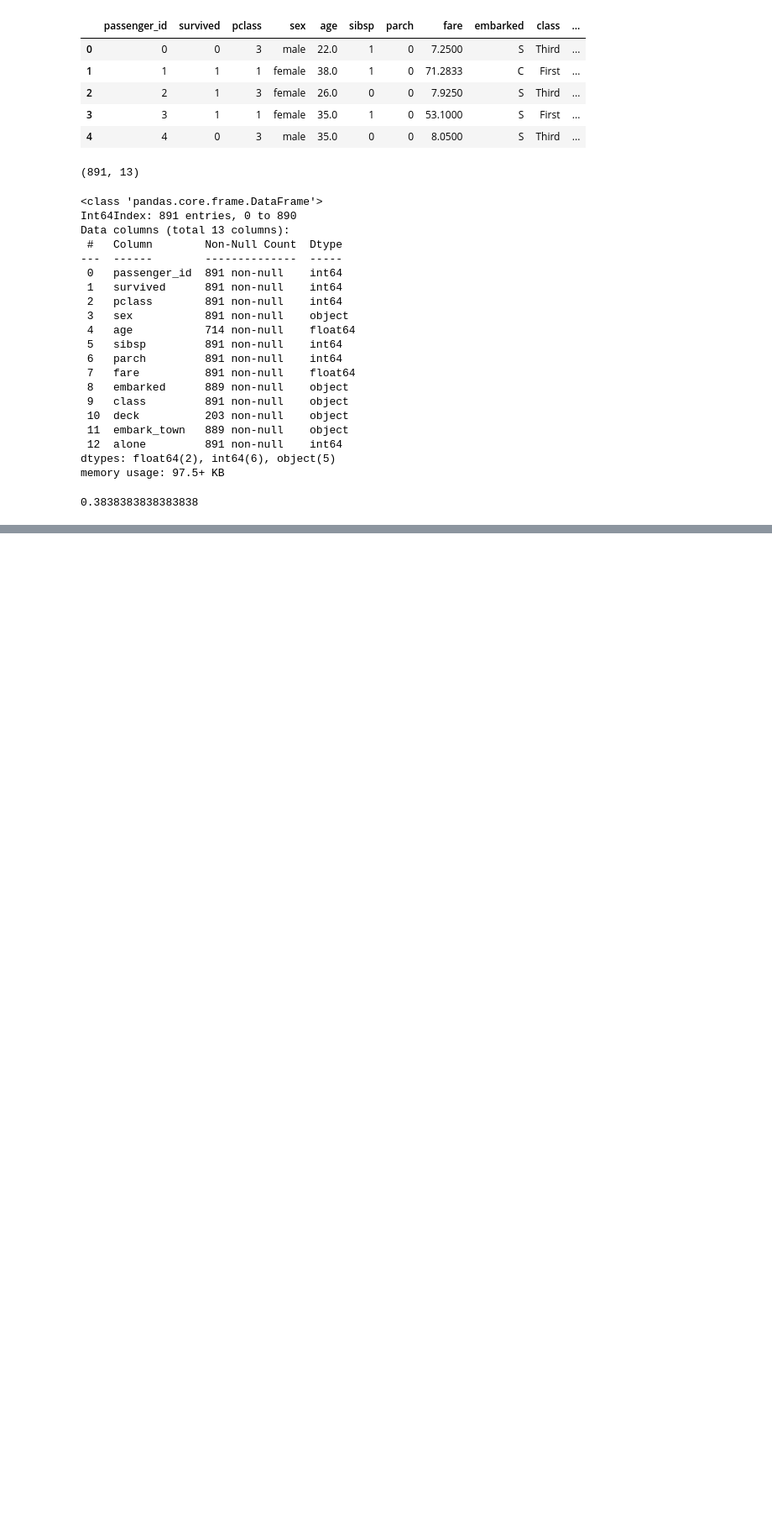
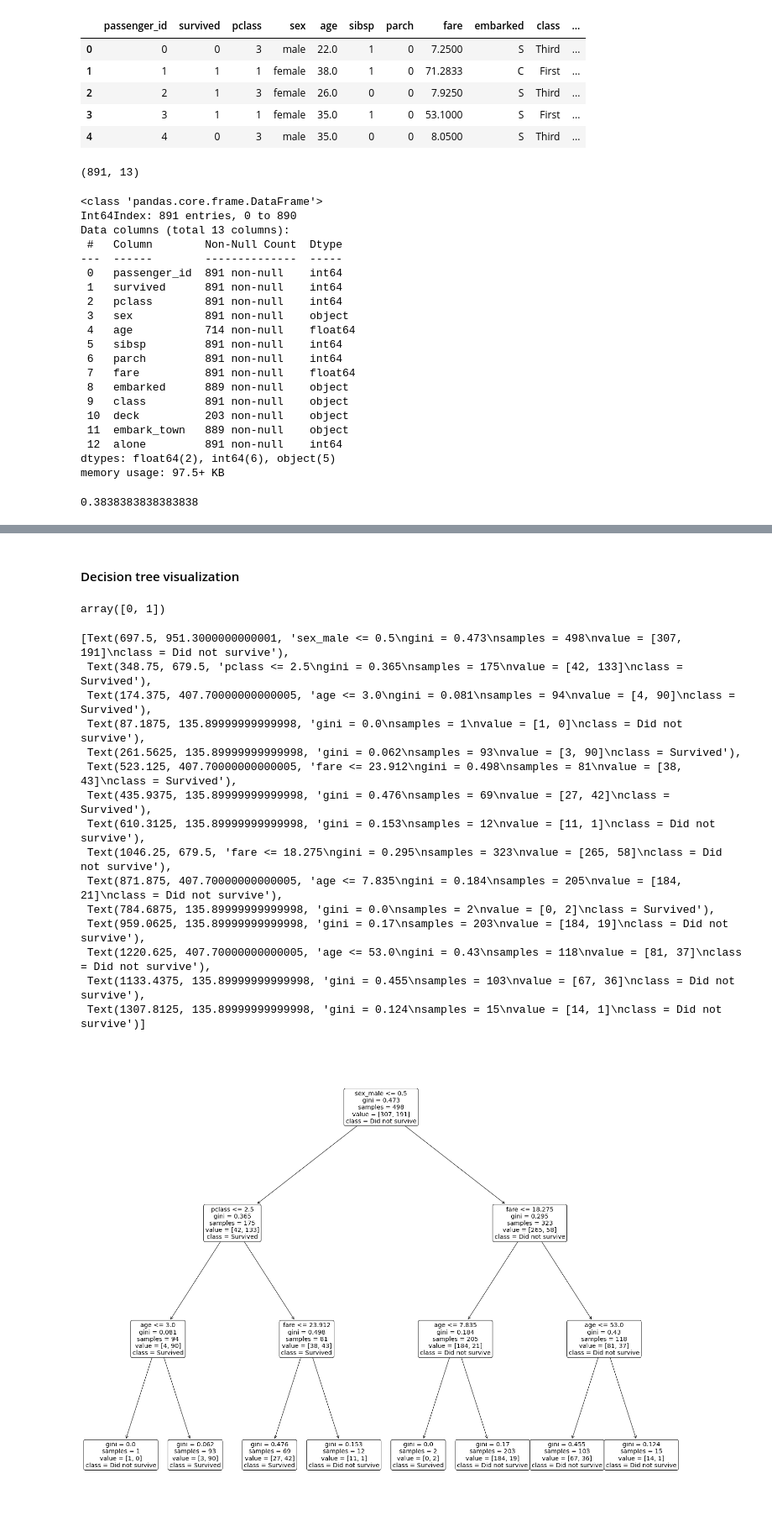
Before and after one commit to Severina7/classification_exercises, a Jupyter notebook: model.ipynb, the cells around one changed output, grey strips where cells are left out. Shown at 84% size. Cells and saved outputs as stored; diff of their text form; code cells hidden in the pictures; blank space fills up the shorter version.

```diff
--- a/model.ipynb
+++ b/model.ipynb
@@ -88,0 +127,4 @@ train
+# %%
+train['baseline_prediction'] = '0'
+baseline_accuracy = (train.baseline_prediction == train.survived).mean()
+baseline_accuracy
@@ -88,0 +146,35 @@ train
+# %%
+# Creating the X & y version of train, where X is a DataFrame of all the features (columns)
+# and y is a series with the target variable only (survived here).
+
+X_train = train.drop(columns=['survived'])
+y_train = train.survived
+clf = DecisionTreeClassifier(max_depth=3, random_state=123)
+# %%
+clf = clf.fit(X_train, y_train)
+# %% [markdown]
+#### Decision tree visualization
+# %%
+clf.classes_
+# %% [output]
+array([0, 1])
+# %%
+plt.figure(figsize=(25, 20))
+plot_tree(clf, feature_names=X_train.columns, class_names=['Did not survive', 'Survived'], rounded=True)
+# %% [output]
+[Text(697.5, 951.3000000000001, 'sex_male <= 0.5\ngini = 0.473\nsamples = 498\nvalue = [307, 191]\nclass = Did not survive'),
+ Text(348.75, 679.5, 'pclass <= 2.5\ngini = 0.365\nsamples = 175\nvalue = [42, 133]\nclass = Survived'),
+ Text(174.375, 407.70000000000005, 'age <= 3.0\ngini = 0.081\nsamples = 94\nvalue = [4, 90]\nclass = Survived'),
+ Text(87.1875, 135.89999999999998, 'gini = 0.0\nsamples = 1\nvalue = [1, 0]\nclass = Did not survive'),
+ Text(261.5625, 135.89999999999998, 'gini = 0.062\nsamples = 93\nvalue = [3, 90]\nclass = Survived'),
+ Text(523.125, 407.70000000000005, 'fare <= 23.912\ngini = 0.498\nsamples = 81\nvalue = [38, 43]\nclass = Survived'),
+ Text(435.9375, 135.89999999999998, 'gini = 0.476\nsamples = 69\nvalue = [27, 42]\nclass = Survived'),
+ Text(610.3125, 135.89999999999998, 'gini = 0.153\nsamples = 12\nvalue = [11, 1]\nclass = Did not survive'),
+ Text(1046.25, 679.5, 'fare <= 18.275\ngini = 0.295\nsamples = 323\nvalue = [265, 58]\nclass = Did not survive'),
+ Text(871.875, 407.70000000000005, 'age <= 7.835\ngini = 0.184\nsamples = 205\nvalue = [184, 21]\nclass = Did not survive'),
+ Text(784.6875, 135.89999999999998, 'gini = 0.0\nsamples = 2\nvalue = [0, 2]\nclass = Survived'),
+ Text(959.0625, 135.89999999999998, 'gini = 0.17\nsamples = 203\nvalue = [184, 19]\nclass = Did not survive'),
+ Text(1220.625, 407.70000000000005, 'age <= 53.0\ngini = 0.43\nsamples = 118\nvalue = [81, 37]\nclass = Did not survive'),
+ Text(1133.4375, 135.89999999999998, 'gini = 0.455\nsamples = 103\nvalue = [67, 36]\nclass = Did not survive'),
+ Text(1307.8125, 135.89999999999998, 'gini = 0.124\nsamples = 15\nvalue = [14, 1]\nclass = Did not survive')]
+[figure, added]
```
Also changed, not shown: parts of 22 cells of this notebook, 1 other file.
